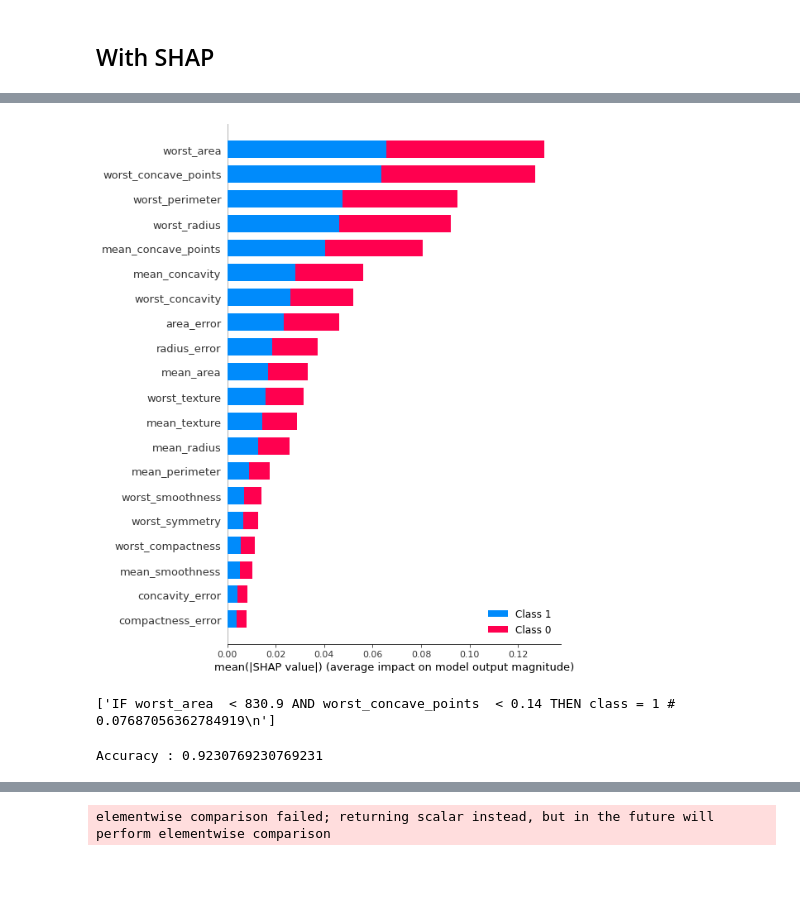
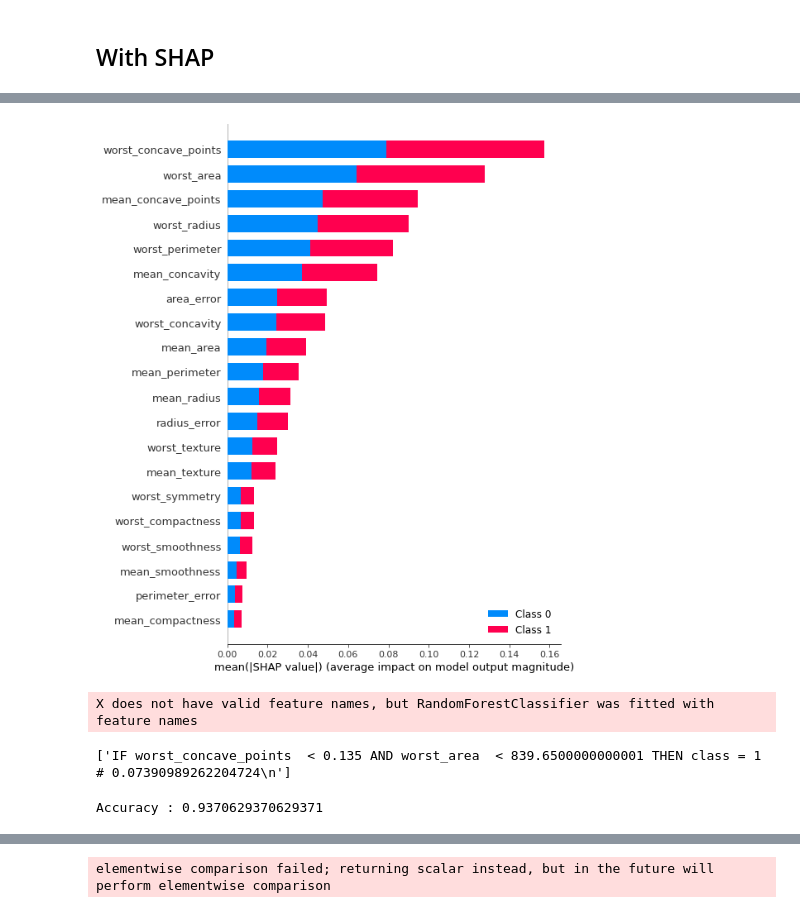
Before and after one commit to sbobek/lux, a Jupyter notebook: lux_usage_example_shap.ipynb, the cells around one changed output, grey strips where cells are left out. Saved outputs shown, nothing was run; the diff lists cells and outputs as text; code cells hidden in the pictures; blank space fills up the shorter version.

```diff
--- a/lux_usage_example_shap.ipynb
+++ b/lux_usage_example_shap.ipynb
@@ -528,14 +536,14 @@ shap.initjs()
 # this takes a minute or two since we are explaining over 30 thousand samples in a model with over a thousand trees
 
 
-explainer = shap.TreeExplainer(clf, train[features])
-shap_values = explainer.shap_values(train[features])
+explainer = shap.Explainer(clf)
+shap_values = explainer.shap_values(train[features],check_additivity=True)
 # %% [output]
 [interactive output not drawn]
 # %%
-shap.summary_plot(shap_values, features=None, feature_names=features, max_display=None)
+shap.summary_plot(shap_values,train[features])#, features=None, feature_names=features, max_display=None)
 # %% [output]
-[figure, old version]
+[figure, new version]
 # %%
 shap_values=sum([abs(shap) for shap in shap_values])
 # %%
@@ -548,7 +556,8 @@ lux.fit(train[features], train[target], X_importances = scaled_shap,  instance_t
 #see the justification of the instance being classified for a given class
 lux.justify(np.array(iris_instance))
 # %% [output]
-['IF worst_area  < 830.9 AND worst_concave_points  < 0.14 THEN class = 1 # 0.07687056362784919\n']
+X does not have valid feature names, but RandomForestClassifier was fitted with feature names
+['IF worst_concave_points  < 0.135 AND worst_area  < 839.6500000000001 THEN class = 1 # 0.07390989262204724\n']
 # %%
 #calculate decision tree score over this dataset
 import sys
@@ -561,7 +570,7 @@ data = Data.parse_dataframe(test[features+[target]])
 predictions = [int(x.get_name()) for x in lux.uid3.predict(data.instances)]
 print(f'Accuracy : {accuracy_score(predictions, test[target])}')
 # %% [output]
-Accuracy : 0.9230769230769231
+Accuracy : 0.9370629370629371
 # %%
 #prind the uncertain local tree for the given instance
 import graphviz
```
Also changed, not shown: parts of 26 cells of this notebook, 6 other files.
